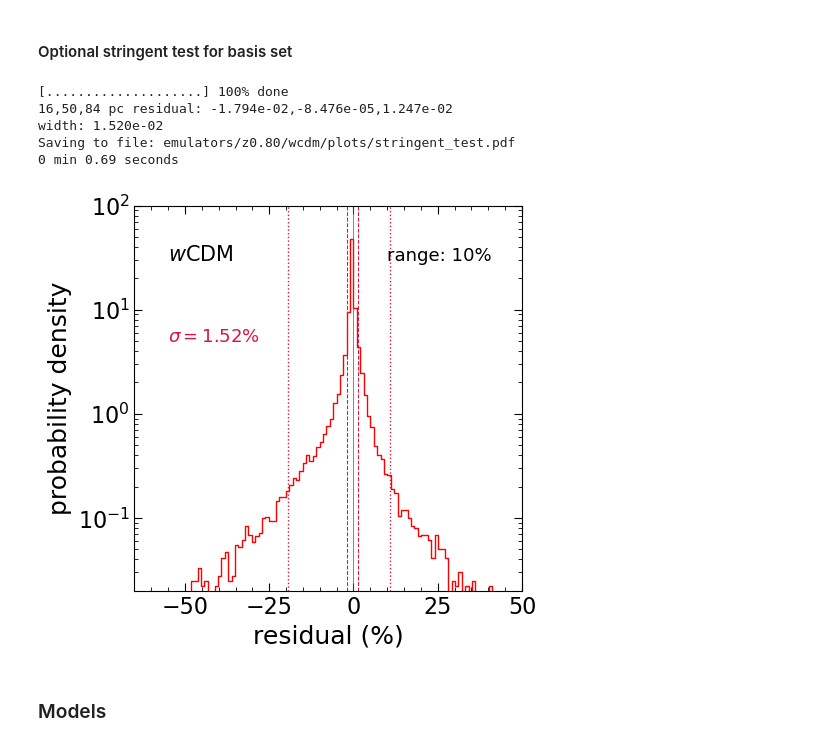
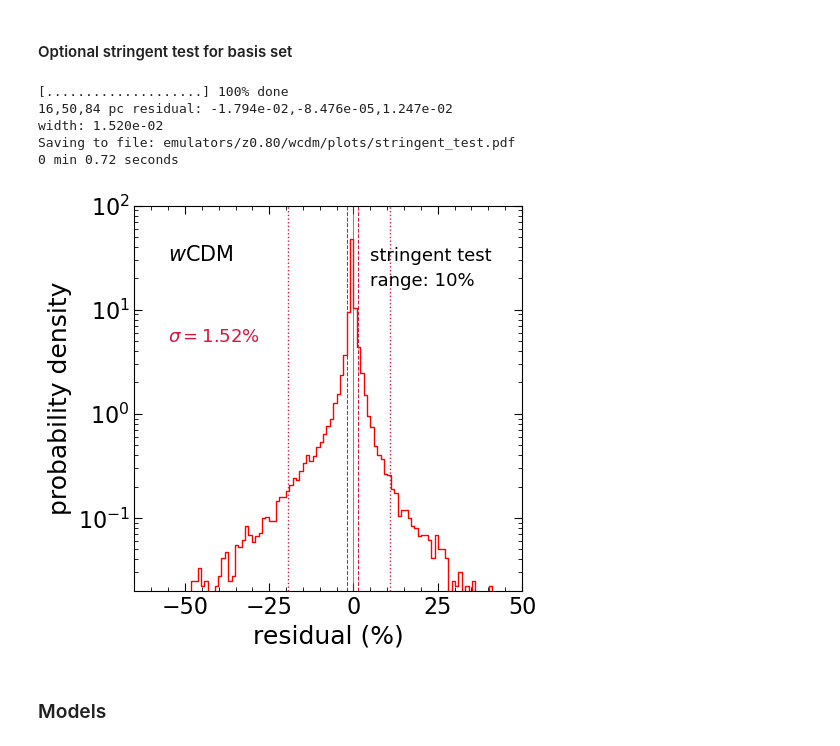
Before and after one commit to a-paranjape/zeldovich-smearing, a Jupyter notebook: emulation/Use_Emulators.ipynb, the cells around one changed output. Drawn from its saved outputs; the diff is of its cells as text; code cells hidden in the pictures.

```diff
--- a/emulation/Use_Emulators.ipynb
+++ b/emulation/Use_Emulators.ipynb
@@ -127,15 +128,6 @@ if Perform_Stringent_Test:
     width = 0.5*(np.percentile(residual,84)-np.percentile(residual,16))
     print('width: {0:.3e}'.format(width))
 
-    # plt.figure(figsize=(4,4))
-    # plt.ylim(-0.3,0.3)
-    # cols = iter(CMap(np.linspace(0,1,n_samp)))
-    # for n in range(n_samp):
-    #     col = next(cols)
-    #     plt.plot(agem.rvals,residual_matrix[n],'-',color=col,lw=0.25)
-    # plt.minorticks_on()
-    # plt.show()
-
     bins=np.linspace(-1,1,200)
     bin_mid = 0.5*(bins[1:]+bins[:-1])
 
@@ -144,36 +136,37 @@ if Perform_Stringent_Test:
 
     FSize = 5
     plt.figure(figsize=(FSize,FSize))
     plt.yscale('log')
     plt.xlim(-65,50)
     plt.ylim(2e-2,1e2)
     plt.xlabel('residual (%)')
     plt.ylabel('probability density')
     plt.plot(bin_mid*100,hist,'r-',drawstyle='steps',lw=1)
     plt.text(-55,5,'$\\sigma = {0:.2f}\%$'.format(width*100),fontsize=FS3,c='crimson')
-    plt.text(10,30,'range: {0:.0f}%'.format(agem.perc*100),fontsize=FS3)
+    plt.text(5,17,'range: {0:.0f}%'.format(agem.perc*100),fontsize=FS3)
     plt.axvline(np.median(residual)*100,ls='-',lw=0.5,c='crimson')
     plt.axvline(np.percentile(residual,16)*100,ls='--',lw=0.75,c='crimson')
     plt.axvline(np.percentile(residual,84)*100,ls='--',lw=0.75,c='crimson')
     plt.axvline(np.percentile(residual,97.5)*100,ls=':',lw=1,c='crimson')
     plt.axvline(np.percentile(residual,2.5)*100,ls=':',lw=1,c='crimson')
     plt.text(-55,30,agem.cosmo_latex,fontsize=FS2)
+    plt.text(5,30,'stringent test',fontsize=FS3)
     plt.minorticks_on()
     if Save_Fig_Stringent:
         outfile = agem.plot_dir + 'stringent_test.pdf'
         print('Saving to file:',outfile)
         plt.savefig(outfile,bbox_inches='tight')
     else:
         plt.show()
 
     agem.time_this(start_time)
 # %% [output]
 [....................] 100% done
 16,50,84 pc residual: -1.794e-02,-8.476e-05,1.247e-02
 width: 1.520e-02
 Saving to file: emulators/z0.80/wcdm/plots/stringent_test.pdf
-0 min 0.69 seconds
+0 min 0.72 seconds
-[figure, old version]
+[figure, new version]
 # %% [markdown]
 ### Models
 # %% [markdown]
```
Also changed, not shown: parts of 18 cells of this notebook, 13 other files.
